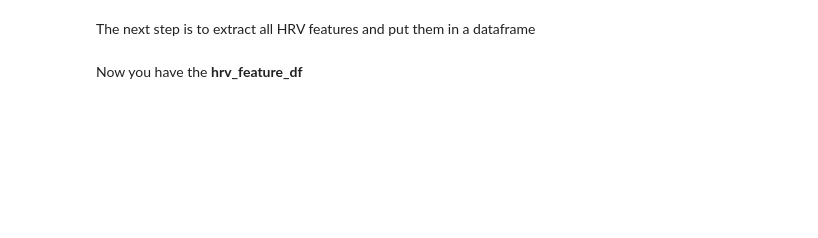
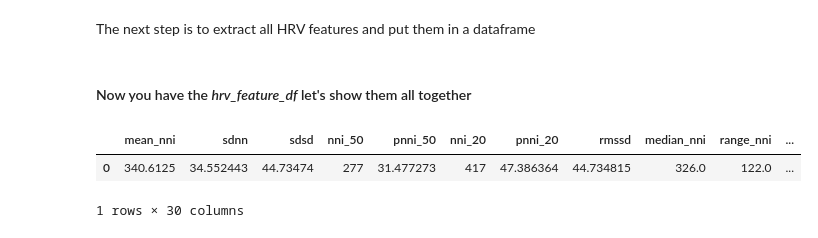
Before and after one commit to bzhai/multimodal_sleep_stage_benchmark, a Jupyter notebook: notebooks/Tutorial-HRV Feature Extraction From ECG.ipynb, the cells around one changed output. Drawn from its saved outputs; the diff is of its cells as text; code cells hidden in the pictures; blank space fills up the shorter version.

```diff
--- a/notebooks/Tutorial-HRV Feature Extraction From ECG.ipynb
+++ b/notebooks/Tutorial-HRV Feature Extraction From ECG.ipynb
@@ -258,7 +249,13 @@ all_hr_features.update(hrvana.get_geometrical_features(nn_epoch))
 feature_list.append(all_hr_features)
 hrv_feature_df = pd.DataFrame(feature_list)
 # %% [markdown]
-Now you have the **hrv_feature_df**
+#### Now you have the *hrv_feature_df* let's show them all together
+# %%
+hrv_feature_df.head()
+# %% [output]
+|  | mean_nni | sdnn | sdsd | nni_50 | pnni_50 | nni_20 | pnni_20 | rmssd | median_nni | range_nni | ... |
+| 0 | 340.6125 | 34.552443 | 44.73474 | 277 | 31.477273 | 417 | 47.386364 | 44.734815 | 326.0 | 122.0 | ... |
+1 rows × 30 columns
 # %%
 if 'tinn' in hrv_feature_df.columns:
     del hrv_feature_df['tinn']
```
Also changed, not shown: parts of 14 cells of this notebook, 1 other file.
